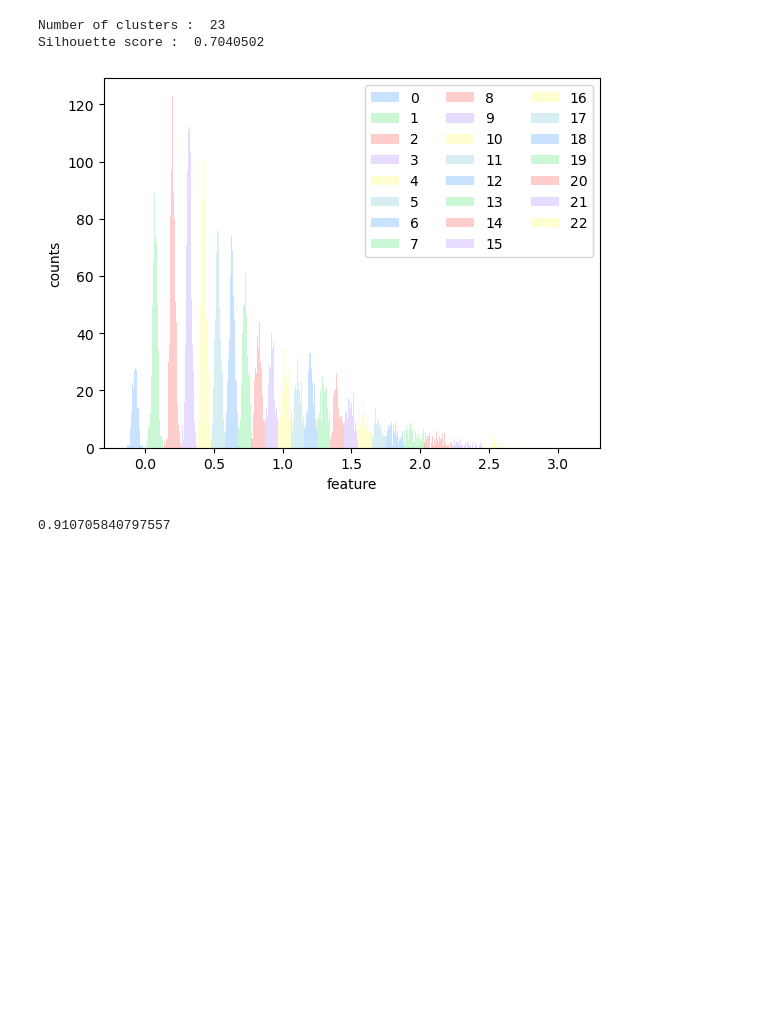
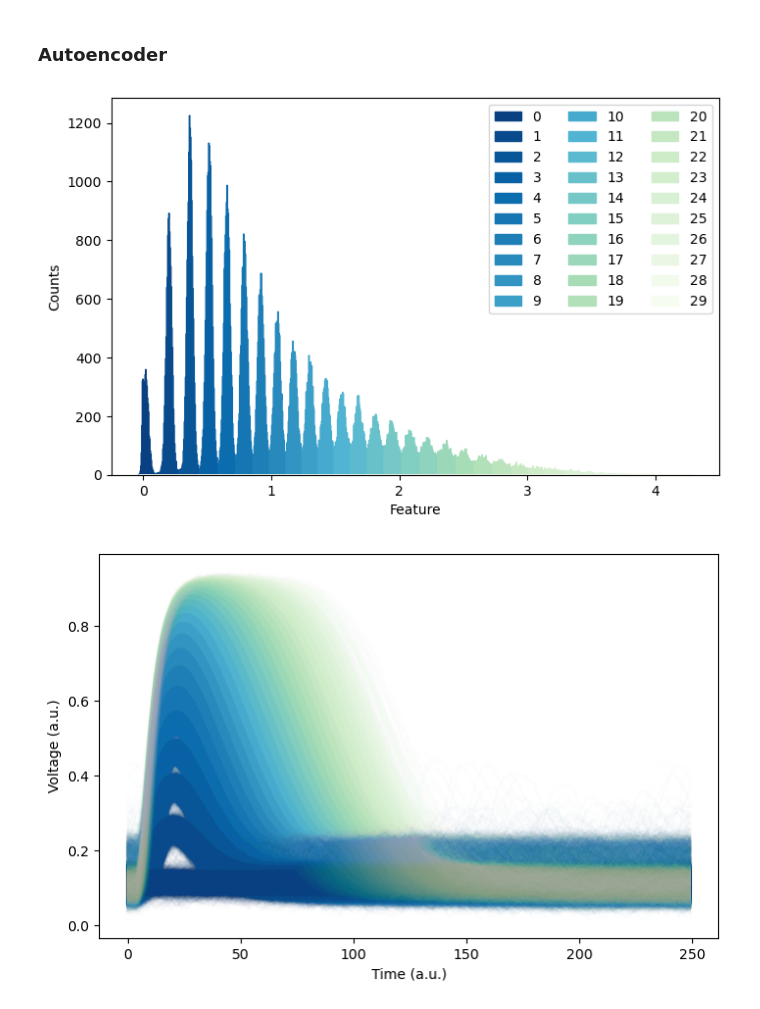
Before and after one commit to polyquantique/Photon-Number-Classification, a Jupyter notebook: src/Correlation.ipynb, the cells around one changed output. Cells and saved outputs as stored; diff of their text form; code cells hidden in the pictures; blank space fills up the shorter version.

```diff
--- a/src/Correlation.ipynb
+++ b/src/Correlation.ipynb
@@ -28,12 +41,8 @@ plot_traces(np.copy(X))
-# %%
-ak = autoencoder_kmeans("Autoencoder Log/NIST (250)/fold 0")
-ak.fit_cluster(X, 15, 30, plot_clustering=True)
-# %% [output]
-Number of clusters :  23
-Silhouette score :  0.7040502
-[figure, removed]
-# %%
-labels = ak.get_label(X_coherent)
-second_order(X_coherent)
-# %% [output]
-0.910705840797557
+# %% [markdown]
+### Autoencoder
+# %%
+kd = autoencoder_kerneDensity("Autoencoder Log/run-2023-09-05-18-52/fold 0")
+kd.fit_cluster(X, plot_density=False, plot_cluster=True, plot_traces=True)
+# %% [output]
+[figure, added]
+[figure, added]
```
Also changed, not shown: parts of 16 cells of this notebook, 8 other files.
